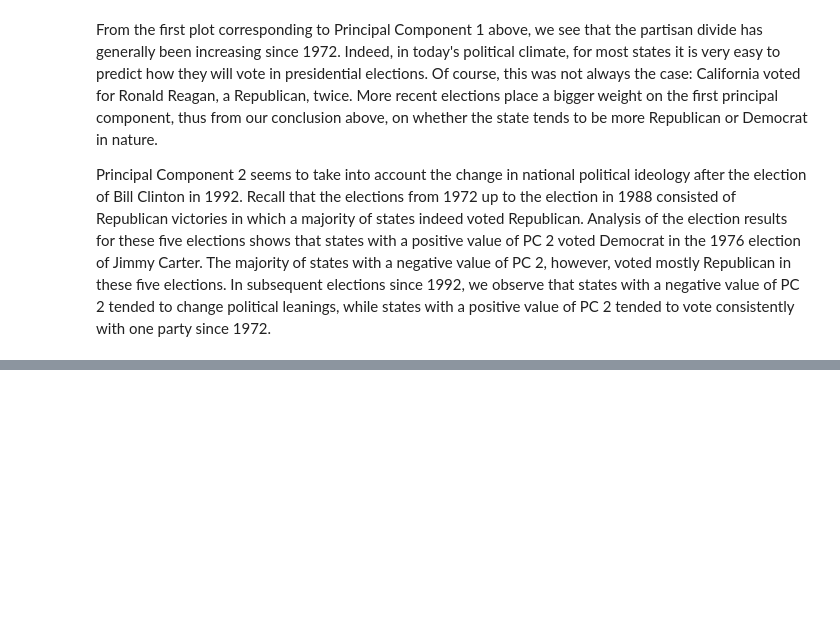
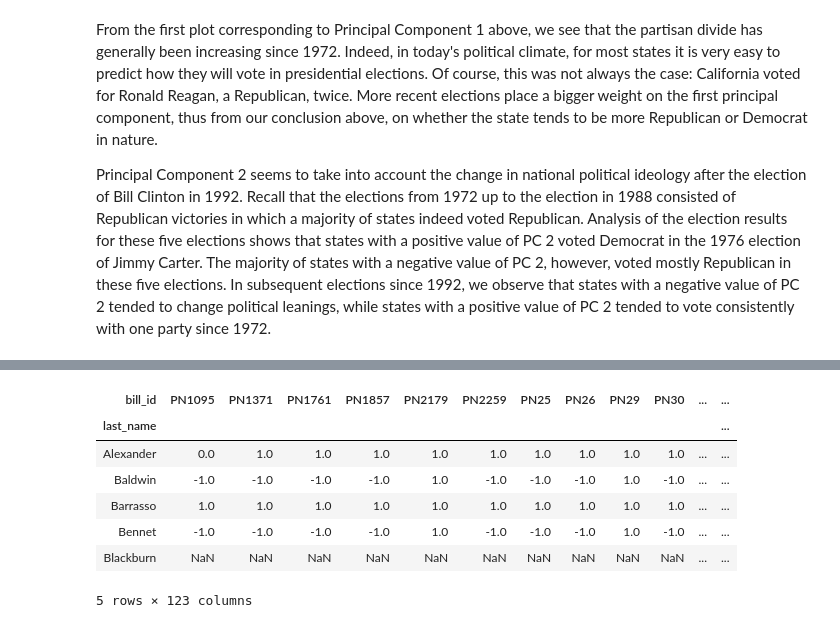
Before and after one commit to jcpagadora/PCA-with-Presidential-Election-Data, a Jupyter notebook: PCA with Applications in Politics.ipynb, the cells around one changed output, grey strips where cells are left out. Cells and saved outputs as stored; diff of their text form; code cells hidden in the pictures; blank space fills up the shorter version.

```diff
--- a/Election PCA.ipynb
+++ b/PCA with Applications in Politics.ipynb
@@ -284,0 +331,3 @@ Principal Component 2 seems to take into account the change in national politica
+# %%
+sen_votes['last_name_label'] = sen_votes['last_name'] + ' (' + sen_votes['party'] + ')'
+sen_votes['last_name_label'].unique()
@@ -284,0 +379,12 @@ Principal Component 2 seems to take into account the change in national politica
+# %%
+votes = sen_votes.pivot_table(index='last_name', columns='bill_id', values='score')
+votes.head()
+# %% [output]
+| bill_id | PN1095 | PN1371 | PN1761 | PN1857 | PN2179 | PN2259 | PN25 | PN26 | PN29 | PN30 | ... | ... |
+| last_name |  |  |  |  |  |  |  |  |  |  |  | ... |
+| Alexander | 0.0 | 1.0 | 1.0 | 1.0 | 1.0 | 1.0 | 1.0 | 1.0 | 1.0 | 1.0 | ... | ... |
+| Baldwin | -1.0 | -1.0 | -1.0 | -1.0 | 1.0 | -1.0 | -1.0 | -1.0 | 1.0 | -1.0 | ... | ... |
+| Barrasso | 1.0 | 1.0 | 1.0 | 1.0 | 1.0 | 1.0 | 1.0 | 1.0 | 1.0 | 1.0 | ... | ... |
+| Bennet | -1.0 | -1.0 | -1.0 | -1.0 | 1.0 | -1.0 | -1.0 | -1.0 | 1.0 | -1.0 | ... | ... |
+| Blackburn | NaN | NaN | NaN | NaN | NaN | NaN | NaN | NaN | NaN | NaN | ... | ... |
+5 rows × 123 columns
```
Also changed, not shown: parts of 16 cells of this notebook.
